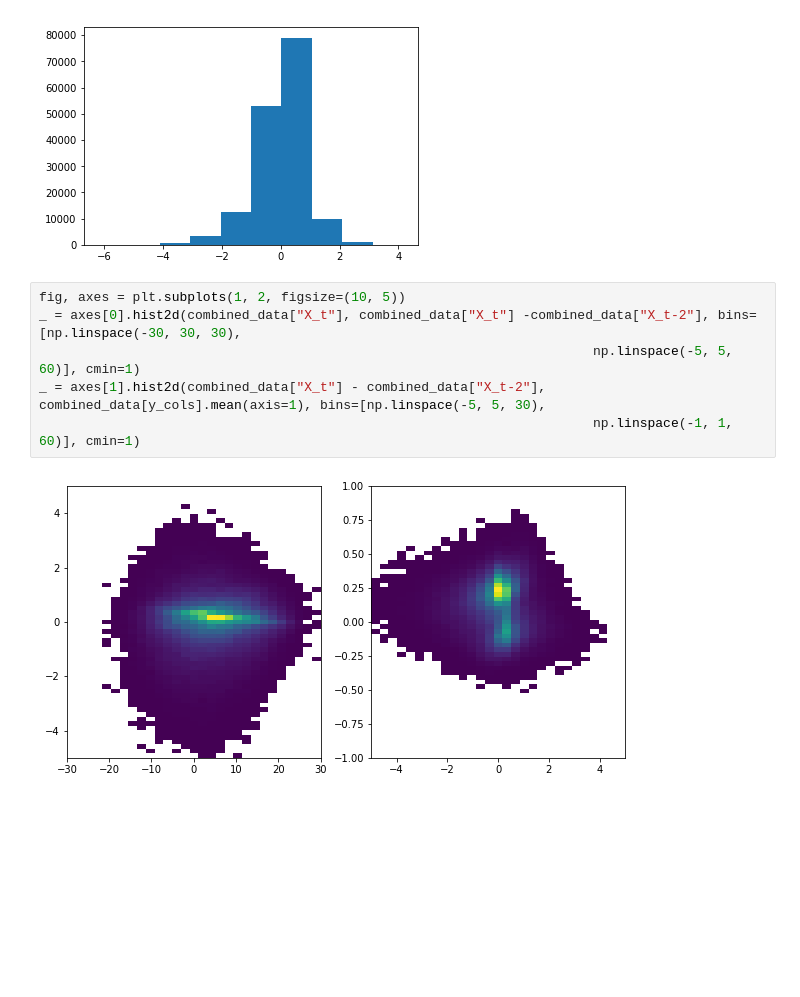
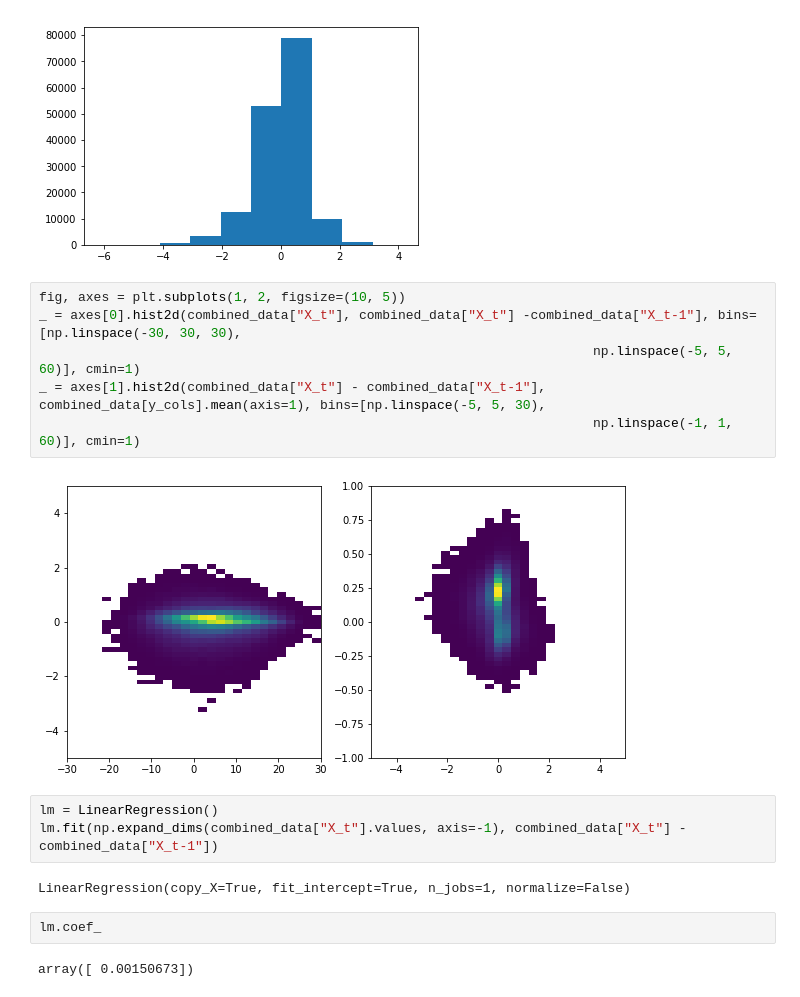
Before and after one commit to djgagne/lorenz_gan, a Jupyter notebook: notebooks/lorenz_gan_eval.ipynb, the cells around one changed output. Drawn from its saved outputs; the diff is of its cells as text; blank space fills up the shorter version.

```diff
--- a/notebooks/lorenz_gan_eval.ipynb
+++ b/notebooks/lorenz_gan_eval.ipynb
@@ -440,9 +469,18 @@ plt.hist(combined_data["X_t"] - combined_data["X_t-2"])
 [figure]
 # %%
 fig, axes = plt.subplots(1, 2, figsize=(10, 5))
-_ = axes[0].hist2d(combined_data["X_t"], combined_data["X_t"] -combined_data["X_t-2"], bins=[np.linspace(-30, 30, 30),
+_ = axes[0].hist2d(combined_data["X_t"], combined_data["X_t"] -combined_data["X_t-1"], bins=[np.linspace(-30, 30, 30),
                                                                        np.linspace(-5, 5, 60)], cmin=1)
-_ = axes[1].hist2d(combined_data["X_t"] - combined_data["X_t-2"], combined_data[y_cols].mean(axis=1), bins=[np.linspace(-5, 5, 30),
+_ = axes[1].hist2d(combined_data["X_t"] - combined_data["X_t-1"], combined_data[y_cols].mean(axis=1), bins=[np.linspace(-5, 5, 30),
                                                                        np.linspace(-1, 1, 60)], cmin=1)
 # %% [output]
-[figure, old version]
+[figure, new version]
+# %%
+lm = LinearRegression()
+lm.fit(np.expand_dims(combined_data["X_t"].values, axis=-1), combined_data["X_t"] -combined_data["X_t-1"])
+# %% [output]
+LinearRegression(copy_X=True, fit_intercept=True, n_jobs=1, normalize=False)
+# %%
+lm.coef_
+# %% [output]
+array([ 0.00150673])
```
Also changed, not shown: parts of 4 cells of this notebook, 1 other file.
